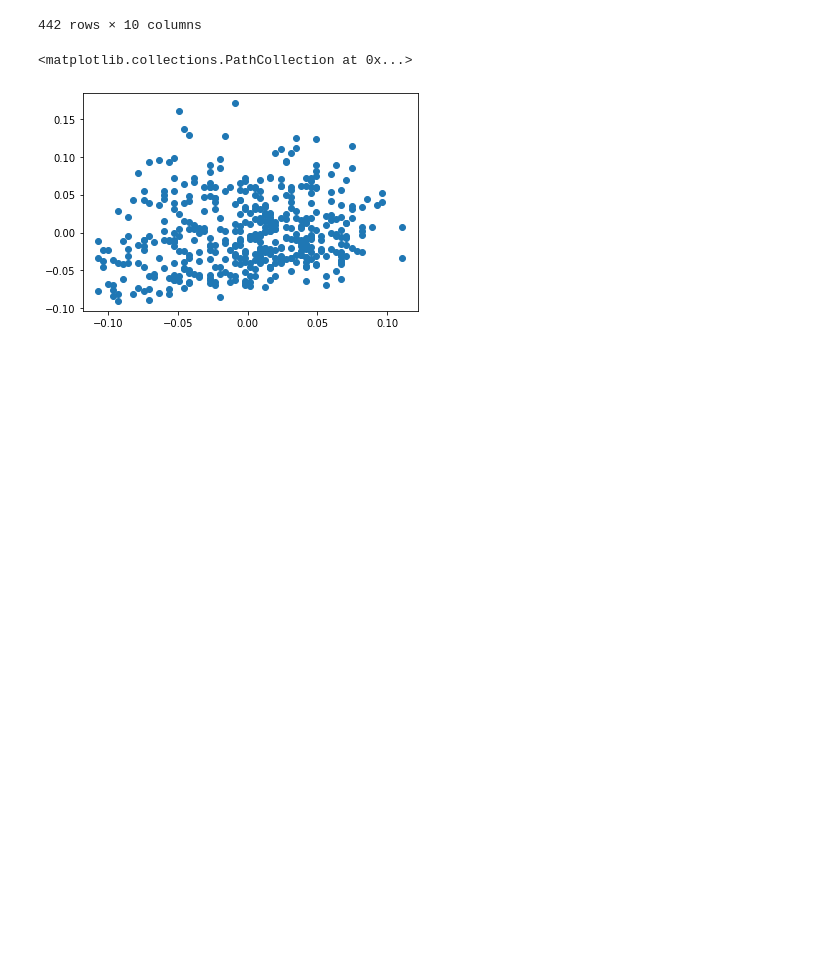
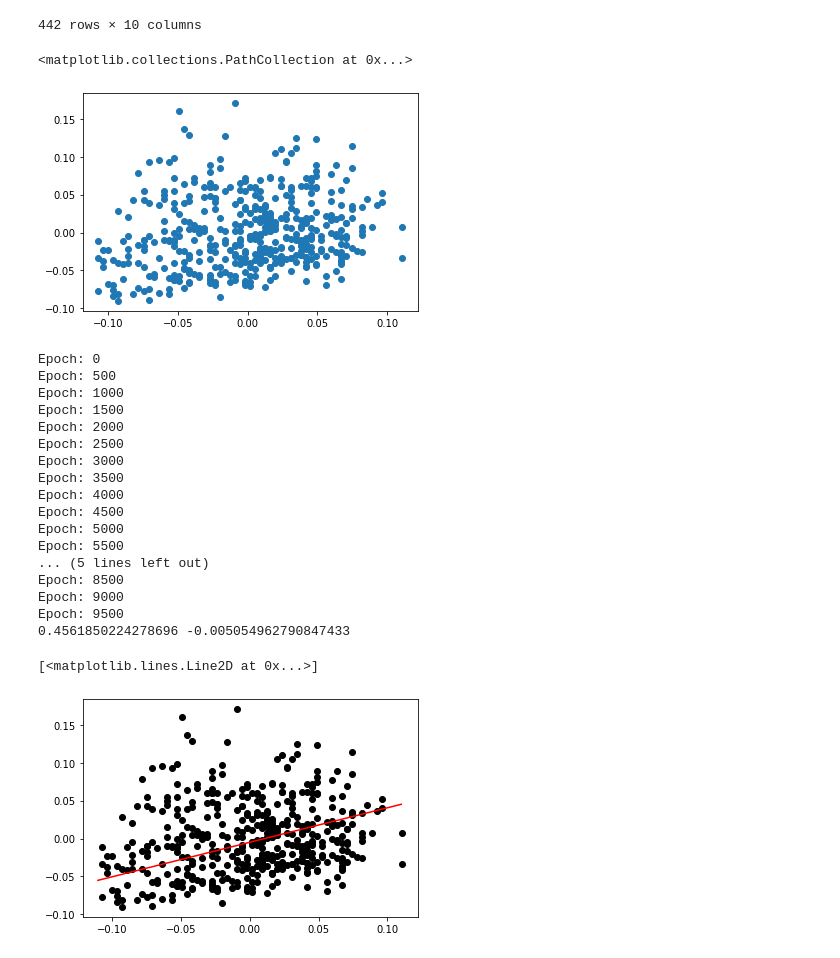
Before and after one commit to amoroma-bb/NeuralNine, a Jupyter notebook: linear_regression.ipynb, the cells around one changed output. Cells and saved outputs as stored; diff of their text form; code cells hidden in the pictures; blank space fills up the shorter version.

```diff
--- a/linear_regression.ipynb
+++ b/linear_regression.ipynb
@@ -32,8 +32,63 @@ plt.scatter(d['age'], d['bmi'])
 # %%
 def loss_function(m, b, data):
     total_error = 0
-    for i in range(len(X)):
+    for i in range(len(data)):
         x = data.iloc[i].age
         y = data.iloc[i].bmi
         total_error += (y - (m * x + b)) ** 2
-    total_error / float(len(data))
+    ans = total_error / float(len(data))
+    return ans
+# %%
+def gradient_descent(m_now, b_now, d, L):
+    m_gradient = 0
+    b_gradient = 0
+
+    n = len(data)
+
+    for i in range(n):
+        x = d.iloc[i].age
+        y = d.iloc[i].bmi
+        m_gradient += -(2/n) * x * (y - (m_now * x + b_now))
+        b_gradient += -(2/n) * (y - (m_now * x + b_now))
+    m = m_now - m_gradient * L
+    b = b_now - b_gradient * L
+    return m, b
+# %%
+m = 0
+b = 0
+L = 0.1
+epochos = 10000
+
+loss = []
+
+for i in range(epochos):
+    if i % 500 == 0:
+        print(f'Epoch: {i}')
+        loss.append(loss_function(m, b,d))
+
+    m, b = gradient_descent(m,b,d, L)
+
+print(m, b)
+
+plt.scatter(d['age'], d['bmi'], color = 'black')
+plt.plot(list(np.linspace(-0.11,0.11,300)), [m * x + b for x in list(np.linspace(-0.11,0.11,300))], color = 'red')
+# %% [output]
+Epoch: 0
+Epoch: 500
+Epoch: 1000
+Epoch: 1500
+Epoch: 2000
+Epoch: 2500
+Epoch: 3000
+Epoch: 3500
+Epoch: 4000
+Epoch: 4500
+Epoch: 5000
+Epoch: 5500
+... (5 lines left out)
+Epoch: 8500
+Epoch: 9000
+Epoch: 9500
+0.4561850224278696 -0.005054962790847433
+[<matplotlib.lines.Line2D at 0x...>]
+[figure, added]
```
Also changed, not shown: parts of 12 cells of this notebook.
